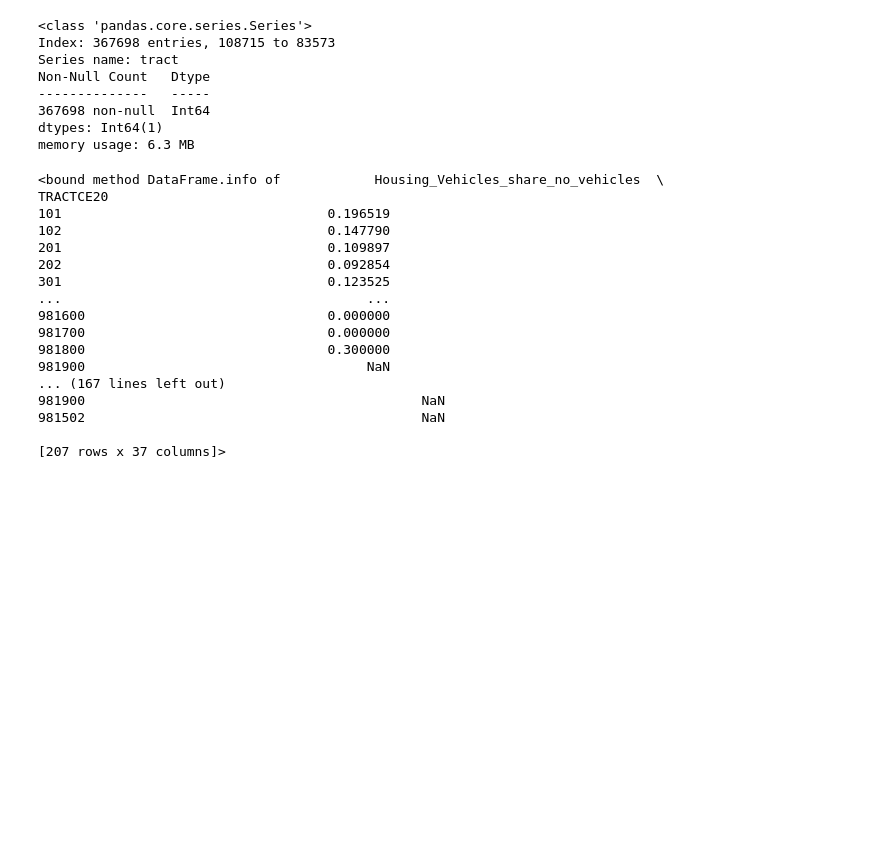
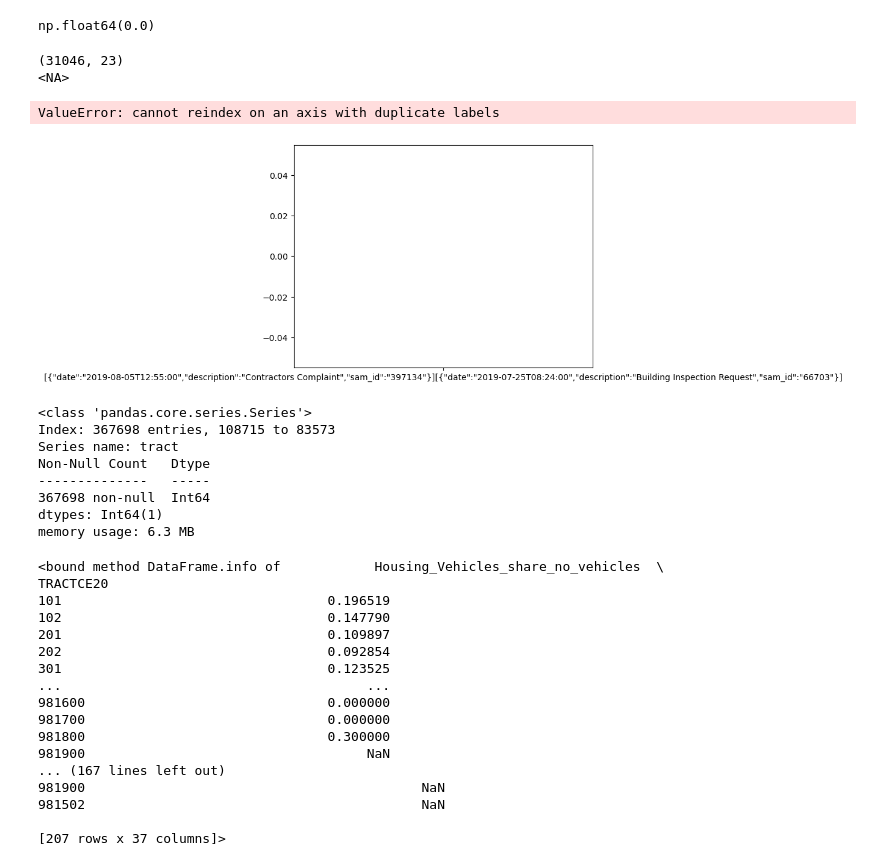
Before and after one commit to shohinis/rentsmart, a Jupyter notebook: preprocessing_real.ipynb, the cells around one changed output. Saved outputs shown, nothing was run; the diff lists cells and outputs as text; code cells hidden in the pictures; blank space fills up the shorter version.

```diff
--- a/preprocessing_real.ipynb
+++ b/preprocessing_real.ipynb
@@ -9,20 +9,15 @@ rs_keepcols = ['rs_prop_sam_id', 'rs_prop_prim_sam_id', 'rs_prop_full_address',
        'rs_prop_mailing_neighborhood', 'rs_prop_long', 'rs_prop_lat',
        'rs_prop_pid', 'rs_prop_lu', 'rs_prop_owner', 'rs_prop_yr_built',
        'rs_prop_yr_remod', 'rs_prop_living_area', 'rs_prop_bdrms',
-       'rs_prop_full_bth', 'rs_prop_half_bth', 'json_isd_housing_5year', "json_bldg_isd_housing_5year",
-       'json_isd_building_5year', 'json_bldg_isd_building_5year',
-       'json_isd_code_5year', 'json_bldg_isd_code_5year', 'json_mhl_civic_5year', 'json_bldg_mhl_civic_5year',
-       'json_mhl_housing_5year', 'json_bldg_mhl_housing_5year', 'json_mhl_sanitation_5year', 'json_bldg_mhl_sanitation_5year',  'json_all_owner_props']
+       'rs_prop_full_bth', 'rs_prop_half_bth',
+       'json_mhl_housing_5year', 'json_bldg_mhl_housing_5year', 'json_all_owner_props']
 census_dtypedict = {}
 def json_length(jsonstring):
     if len(jsonstring) == 0:
         return 0
     return len(json.loads(jsonstring))
 rs_converters = {
-    'json_isd_housing_5year': json_length, "json_bldg_isd_housing_5year": json_length,
-       'json_isd_building_5year': json_length, 'json_bldg_isd_building_5year': json_length,
-       'json_isd_code_5year': json_length, 'json_bldg_isd_code_5year': json_length, 'json_mhl_civic_5year': json_length, 'json_bldg_mhl_civic_5year': json_length,
-       'json_mhl_housing_5year': json_length, 'json_bldg_mhl_housing_5year': json_length, 'json_mhl_sanitation_5year': json_length, 'json_bldg_mhl_sanitation_5year': json_length,  'json_all_owner_props': json_length
+    'json_mhl_housing_5year': json_length, 'json_bldg_mhl_housing_5year': json_length, 'json_all_owner_props': json_length
 }
 for colname in rs_keepcols:
     if colname[:4] == "json":
@@ -68,25 +63,33 @@ None
 import seaborn as sns
 json_field = 'json_mhl_civic_5year'
 # for json_field in rs_converters.keys():
-sns.histplot(all_properties, x=json_field)
-all_properties["all_mhl"] = all_properties["json_mhl_civic_5year"]+all_properties["json_mhl_housing_5year"]+all_properties["json_mhl_sanitation_5year"]+all_properties["json_bldg_mhl_civic_5year"]+all_properties["json_bldg_mhl_housing_5year"]+all_properties["json_bldg_mhl_sanitation_5year"]
+# sns.histplot(all_properties, x=json_field)
+all_properties["all_mhl"] = all_properties["json_mhl_housing_5year"]+all_properties["json_bldg_mhl_housing_5year"]
 # %%
 (all_properties["all_mhl"] == 0).mean() ## 77.5% of all properties have no Mayors hotline requests that are relevant to property owners
 # sns.boxplot(all_properties, x="all_mhl")
+# %% [output]
+np.float64(0.0)
 # %%
 all_properties["rs_prop_lu"].head()
 apt_buildings = all_properties[((all_properties["rs_prop_lu"] == "R2") | (all_properties["rs_prop_lu"] == "R3")) & (all_properties["rs_prop_sam_id"] == all_properties["rs_prop_prim_sam_id"])]
 
-sns.boxplot(apt_buildings, x="all_mhl")
+# sns.boxplot(apt_buildings, x="all_mhl")
 print(apt_buildings.shape)
 print((apt_buildings["all_mhl"] == 0).mean())
+# %% [output]
+(31046, 23)
+<NA>
 # %%
 def all_mhl(df):
-    return df["json_mhl_housing_5year"]+df["json_mhl_sanitation_5year"] +df["json_mhl_civic_5year"] +df["json_bldg_mhl_civic_5year"]+df["json_bldg_mhl_housing_5year"]+df["json_bldg_mhl_sanitation_5year"]
+    return df["json_mhl_housing_5year"]+["json_bldg_mhl_housing_5year"]
 
-all_properties["all_mhl_count"] = all_properties["json_mhl_housing_5year"]+all_properties["json_mhl_sanitation_5year"] +all_properties["json_mhl_civic_5year"] +all_properties["json_bldg_mhl_civic_5year"]+all_properties["json_bldg_mhl_housing_5year"]+all_properties["json_bldg_mhl_sanitation_5year"]
+all_properties["all_mhl_count"] = all_properties["json_mhl_housing_5year"]+all_properties["json_bldg_mhl_housing_5year"]
 sns.histplot(all_properties, x="all_mhl")
 print(all_properties.sort_values(by="all_mhl", ascending=False).head())
+# %% [output]
+ValueError: cannot reindex on an axis with duplicate labels
+[figure, added]
 # %%
 
 pid_to_tract = pd.read_csv("pid_and_tract.csv", index_col="rs_prop_sam_id")
```
Also changed, not shown: parts of 6 cells of this notebook, 1 other file.
